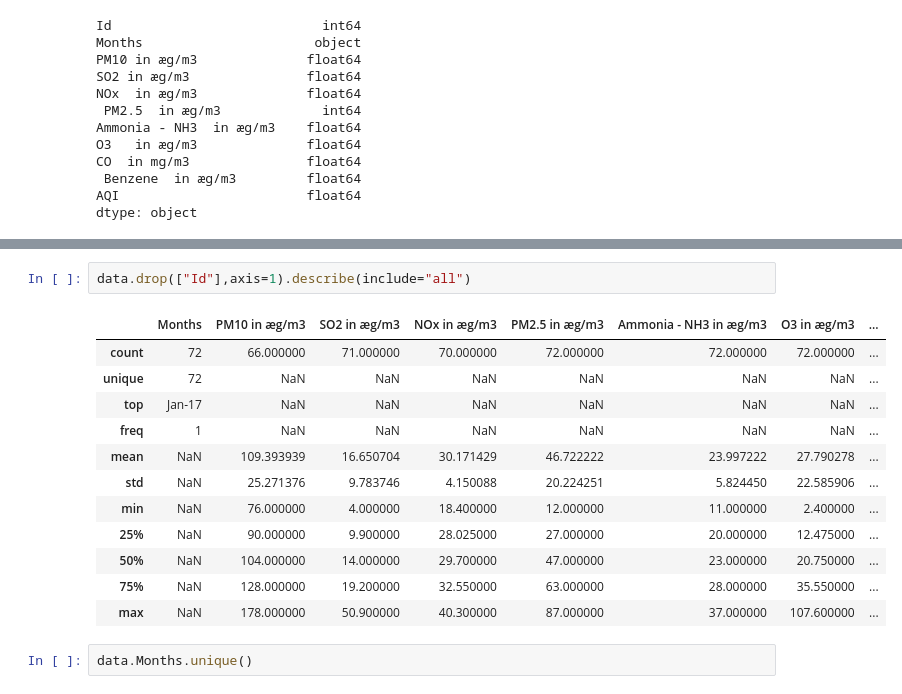
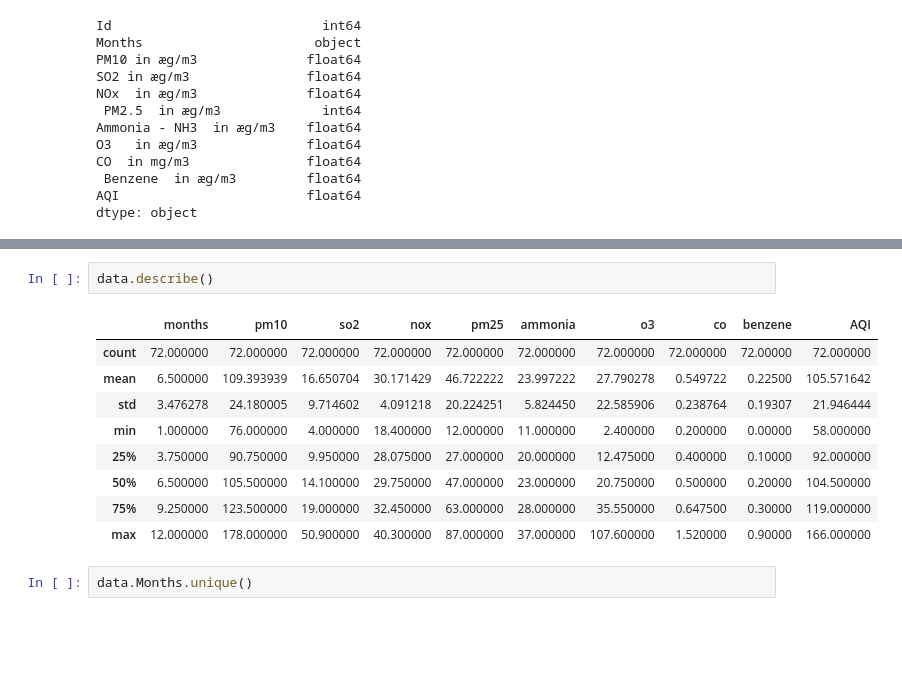
Before and after one commit to sai14karthik/AQI, a Jupyter notebook: AirQuality .ipynb, the cells around one changed output, grey strips where cells are left out. Saved outputs shown, nothing was run; the diff lists cells and outputs as text; blank space fills up the shorter version.

```diff
--- a/AirQuality .ipynb
+++ b/AirQuality .ipynb
@@ -141,20 +140,17 @@ Data columns (total 11 columns):
 dtypes: float64(8), int64(2), object(1)
 memory usage: 6.3+ KB
 # %%
-data.drop(["Id"],axis=1).describe(include="all")
+data.describe()
 # %% [output]
-|  | Months | PM10 in æg/m3 | SO2 in æg/m3 | NOx in æg/m3 | PM2.5 in æg/m3 | Ammonia - NH3 in æg/m3 | O3 in æg/m3 | ... |
-| count | 72 | 66.000000 | 71.000000 | 70.000000 | 72.000000 | 72.000000 | 72.000000 | ... |
-| unique | 72 | NaN | NaN | NaN | NaN | NaN | NaN | ... |
-| top | Jan-17 | NaN | NaN | NaN | NaN | NaN | NaN | ... |
-| freq | 1 | NaN | NaN | NaN | NaN | NaN | NaN | ... |
-| mean | NaN | 109.393939 | 16.650704 | 30.171429 | 46.722222 | 23.997222 | 27.790278 | ... |
-| std | NaN | 25.271376 | 9.783746 | 4.150088 | 20.224251 | 5.824450 | 22.585906 | ... |
-| min | NaN | 76.000000 | 4.000000 | 18.400000 | 12.000000 | 11.000000 | 2.400000 | ... |
-| 25% | NaN | 90.000000 | 9.900000 | 28.025000 | 27.000000 | 20.000000 | 12.475000 | ... |
-| 50% | NaN | 104.000000 | 14.000000 | 29.700000 | 47.000000 | 23.000000 | 20.750000 | ... |
-| 75% | NaN | 128.000000 | 19.200000 | 32.550000 | 63.000000 | 28.000000 | 35.550000 | ... |
-| max | NaN | 178.000000 | 50.900000 | 40.300000 | 87.000000 | 37.000000 | 107.600000 | ... |
+|  | months | pm10 | so2 | nox | pm25 | ammonia | o3 | co | benzene | AQI |
+| count | 72.000000 | 72.000000 | 72.000000 | 72.000000 | 72.000000 | 72.000000 | 72.000000 | 72.000000 | 72.00000 | 72.000000 |
+| mean | 6.500000 | 109.393939 | 16.650704 | 30.171429 | 46.722222 | 23.997222 | 27.790278 | 0.549722 | 0.22500 | 105.571642 |
+| std | 3.476278 | 24.180005 | 9.714602 | 4.091218 | 20.224251 | 5.824450 | 22.585906 | 0.238764 | 0.19307 | 21.946444 |
+| min | 1.000000 | 76.000000 | 4.000000 | 18.400000 | 12.000000 | 11.000000 | 2.400000 | 0.200000 | 0.00000 | 58.000000 |
+| 25% | 3.750000 | 90.750000 | 9.950000 | 28.075000 | 27.000000 | 20.000000 | 12.475000 | 0.400000 | 0.10000 | 92.000000 |
+| 50% | 6.500000 | 105.500000 | 14.100000 | 29.750000 | 47.000000 | 23.000000 | 20.750000 | 0.500000 | 0.20000 | 104.500000 |
+| 75% | 9.250000 | 123.500000 | 19.000000 | 32.450000 | 63.000000 | 28.000000 | 35.550000 | 0.647500 | 0.30000 | 119.000000 |
+| max | 12.000000 | 178.000000 | 50.900000 | 40.300000 | 87.000000 | 37.000000 | 107.600000 | 1.520000 | 0.90000 | 166.000000 |
 # %%
 data.Months.unique()
 # %% [output]
```
Also changed, not shown: parts of 16 cells of this notebook.
